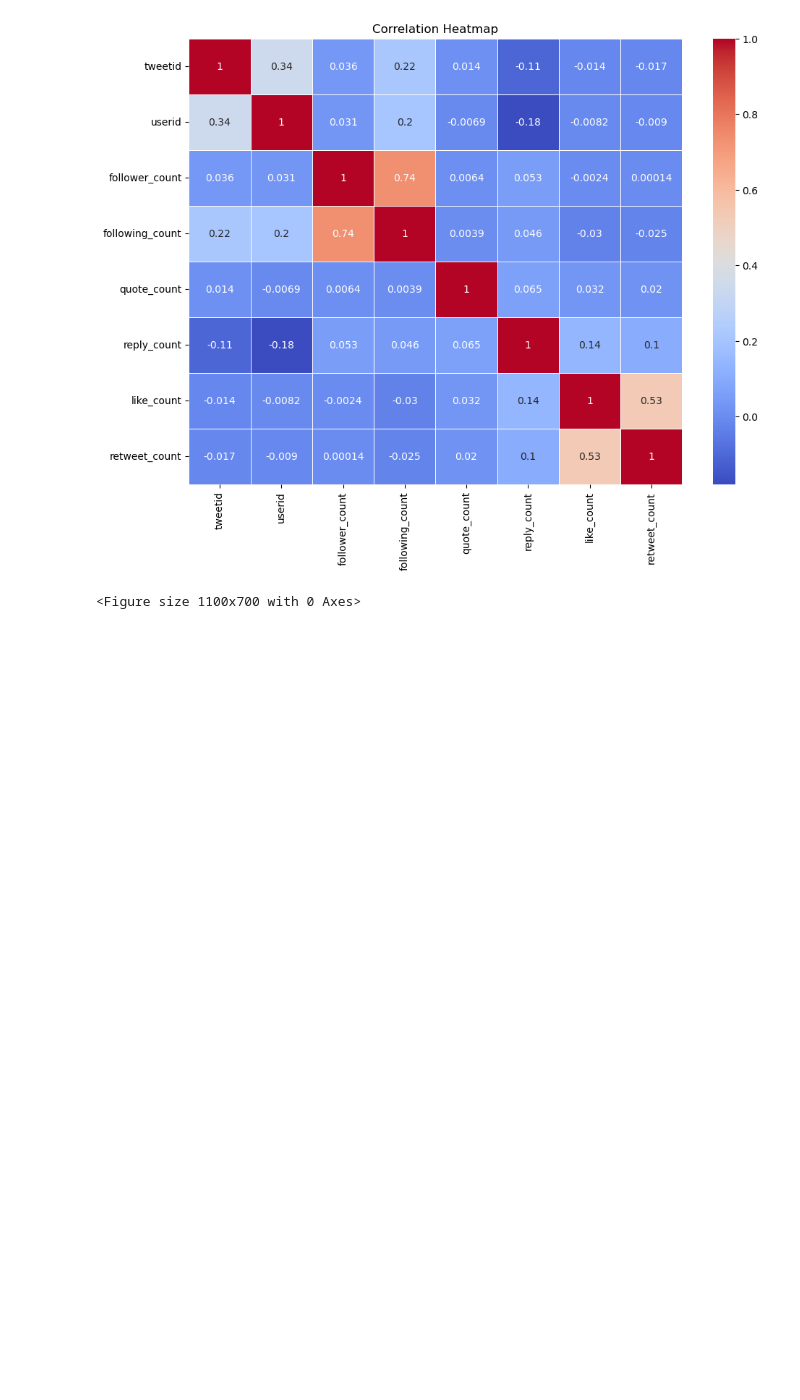
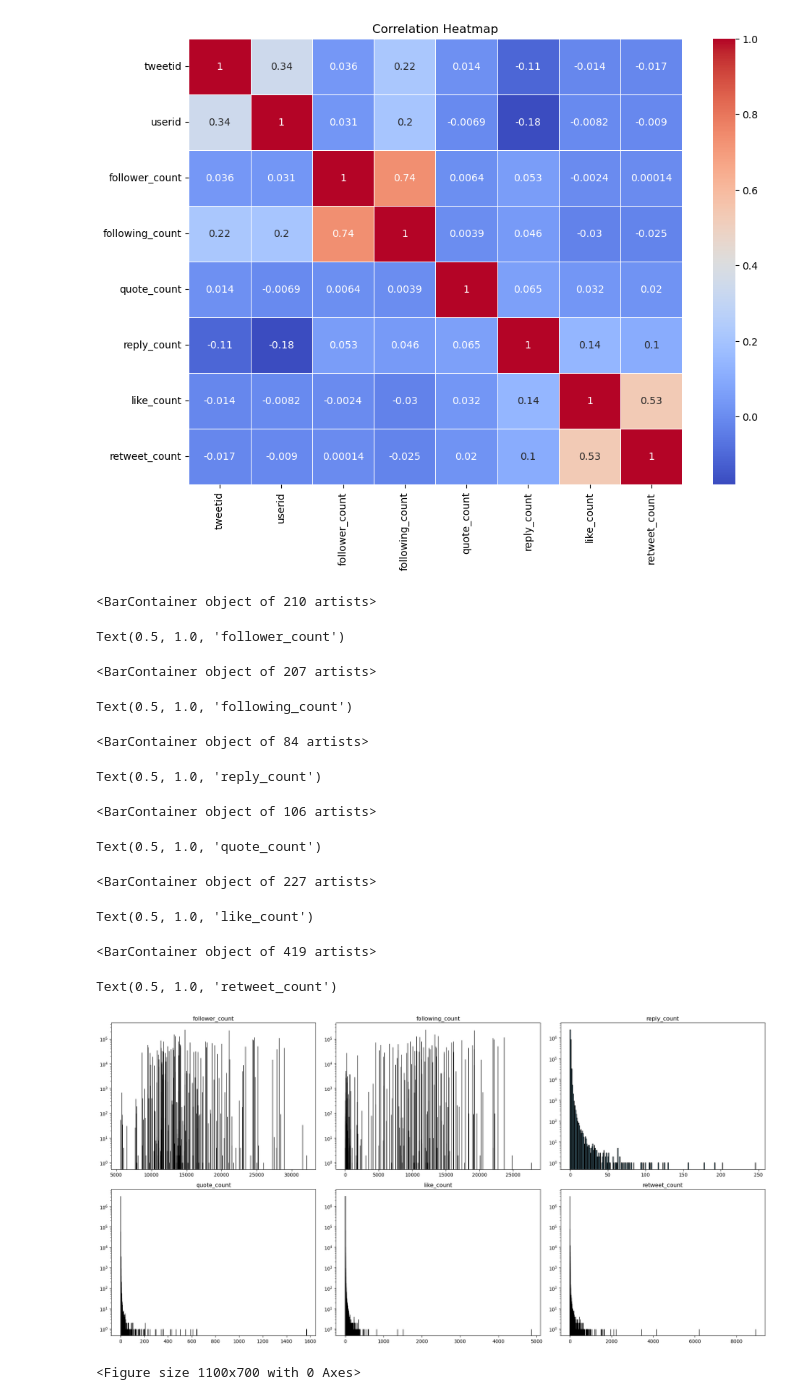
Before and after one commit to waltalgg/SOBD, a Jupyter notebook: 1.ipynb, the cells around one changed output. Cells and saved outputs as stored; diff of their text form; code cells hidden in the pictures; blank space fills up the shorter version.

```diff
--- a/1.ipynb
+++ b/1.ipynb
@@ -379,6 +384,33 @@ plt.show()
 <Figure size 1100x800 with 0 Axes>
 Text(0.5, 1.0, 'Correlation Heatmap')
 [figure]
+# %%
+columns = ['follower_count', 'following_count', 'reply_count', 'quote_count', 'like_count', 'retweet_count']
+fig, axs = plt.subplots(2, 3, figsize=(20, 10))
+axs = axs.ravel()
+for i, column in enumerate(columns):
+    total_counts = df.groupBy(column).count().collect()
+    values = [int(row[column]) for row in total_counts]
+    counts = [int(row['count']) for row in total_counts]
+    axs[i].bar(values, counts, color='skyblue', edgecolor='black')
+    axs[i].set_yscale('log')
+    axs[i].set_title(column)
+plt.tight_layout()
+plt.show()
+# %% [output]
+<BarContainer object of 210 artists>
+Text(0.5, 1.0, 'follower_count')
+<BarContainer object of 207 artists>
+Text(0.5, 1.0, 'following_count')
+<BarContainer object of 84 artists>
+Text(0.5, 1.0, 'reply_count')
+<BarContainer object of 106 artists>
+Text(0.5, 1.0, 'quote_count')
+<BarContainer object of 227 artists>
+Text(0.5, 1.0, 'like_count')
+<BarContainer object of 419 artists>
+Text(0.5, 1.0, 'retweet_count')
+[figure, added]
 # %%
 sample = df.sample(False, 0.1, seed=69)
 
```
Also changed, not shown: parts of 5 cells of this notebook, 1 other file.
